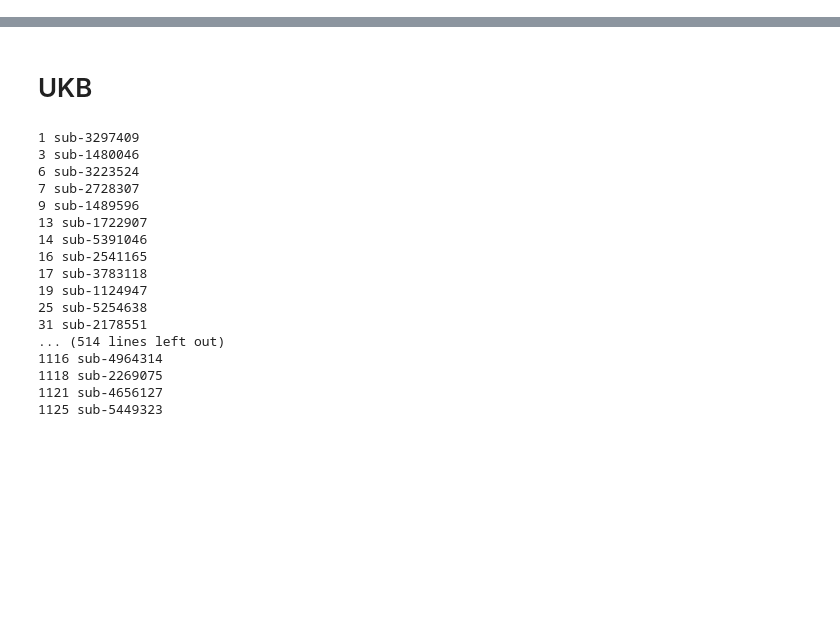
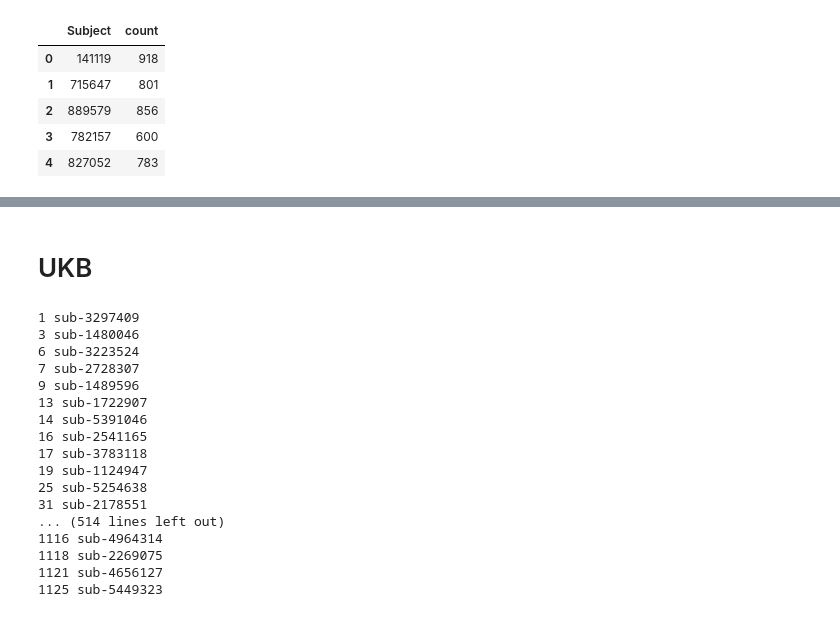
Before and after one commit to neurospin-projects/2023_agaudin_jchavas_folding_supervised, a Jupyter notebook: contrastive/notebooks/count_voxels.ipynb, the cells around one changed output, grey strips where cells are left out. Cells and saved outputs as stored; diff of their text form; code cells hidden in the pictures; blank space fills up the shorter version.

Commit message:
COmputes cingulate voxels for HCP

```diff
--- a/contrastive/notebooks/count_voxels.ipynb
+++ b/contrastive/notebooks/count_voxels.ipynb
@@ -13,6 +13,7 @@ from soma import aims
 def count_voxels(data_dir_path, dtype='skel'):
     count_voxels_dict = {}
 
+    j = 0
     for i,file in enumerate(os.listdir(data_dir_path)):
         if file.endswith(".nii.gz"):
             subject_name = file
@@ -24,7 +25,8 @@ def count_voxels(data_dir_path, dtype='skel'):
                 subject_name = subject_name[:-7]
             else:
                 print("Unknown dtype")
-            print(i, subject_name)
+            print(j, subject_name)
+            j = j+1
 
             file_path = os.path.join(data_dir_path, file)
 
@@ -39,6 +41,6 @@ def count_voxels(data_dir_path, dtype='skel'):
 
     count_df = pd.DataFrame.from_dict(count_voxels_dict, orient='index', columns=["count"])
 
-    count_df = count_df.sort_values(by='count')
+    # count_df = count_df.sort_values(by='count')
 
     return count_df
@@ -44,0 +49,5 @@ def count_voxels(data_dir_path, dtype='skel'):
+# %%
+path2crops = "/neurospin/dico/data/deep_folding/current/datasets/hcp/crops/2mm/CINGULATE/mask/Rcrops"
+count_df = count_voxels(path2crops, dtype='crop')
+
+count_df.head()
@@ -44,0 +87,11 @@ def count_voxels(data_dir_path, dtype='skel'):
+# %%
+count_df = count_df.reset_index().rename(columns={'index': 'Subject'})
+# %%
+count_df.head()
+# %% [output]
+|  | Subject | count |
+| 0 | 141119 | 918 |
+| 1 | 715647 | 801 |
+| 2 | 889579 | 856 |
+| 3 | 782157 | 600 |
+| 4 | 827052 | 783 |
```
Also changed, not shown: parts of 8 cells of this notebook, 1 other file.
